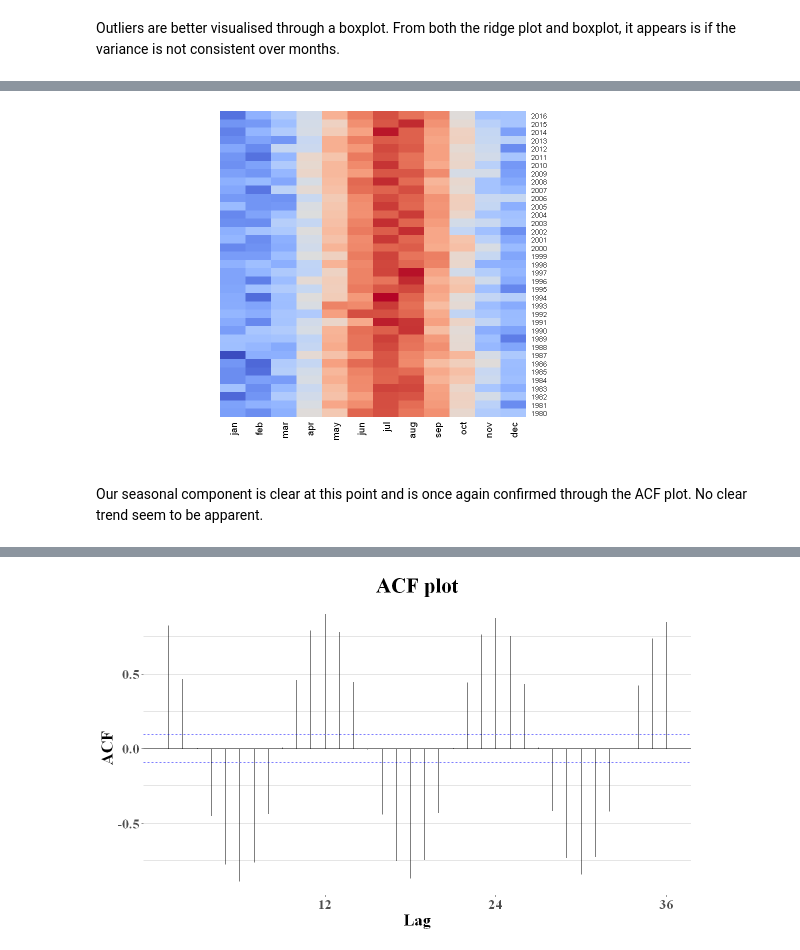
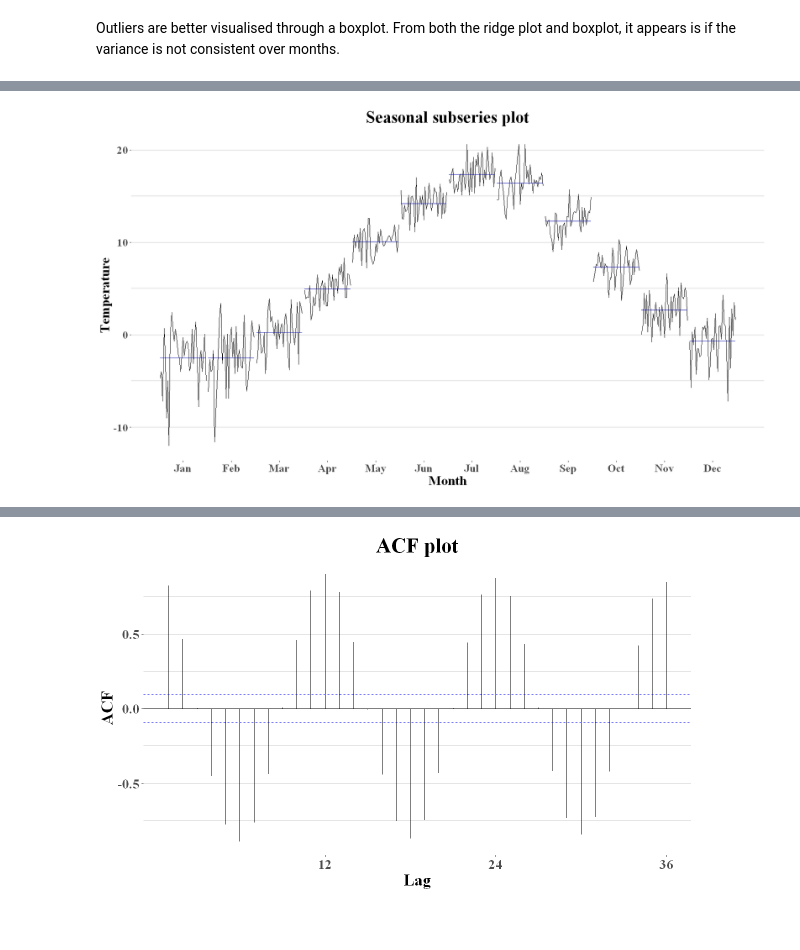
Before and after one commit to AndreasPalmgren/Sthlm-Temp-ARIMA, a Jupyter notebook: SthlmMeanTemperature.ipynb, the cells around one changed output, grey strips where cells are left out. Cells and saved outputs as stored; diff of their text form; code cells hidden in the pictures; blank space fills up the shorter version.

```diff
--- a/SthlmMeanTemperature.ipynb
+++ b/SthlmMeanTemperature.ipynb
@@ -145,8 +148,7 @@ ggplot(train_reshape, aes(x = factor(month, levels = month.abb), y = temp, fill=
-# %%
-dt <- as.matrix(train_df[,-1])
-
-heatmap(dt, Colv =NA, Rowv =NA, col=cool_warm(256), labRow=as.matrix(train_df["year"]))
-# %% [output]
-[figure, removed]
-# %% [markdown]
-Our seasonal component is clear at this point and is once again confirmed through the ACF plot. No clear trend seem to be apparent.
+# %%
+ggsubseriesplot(train) +
+    ylab("Temperature") +
+    ggtitle("Seasonal subseries plot") +
+    th
+# %% [output]
+[figure, added]
```
Also changed, not shown: parts of 45 cells of this notebook, 1 other file.
